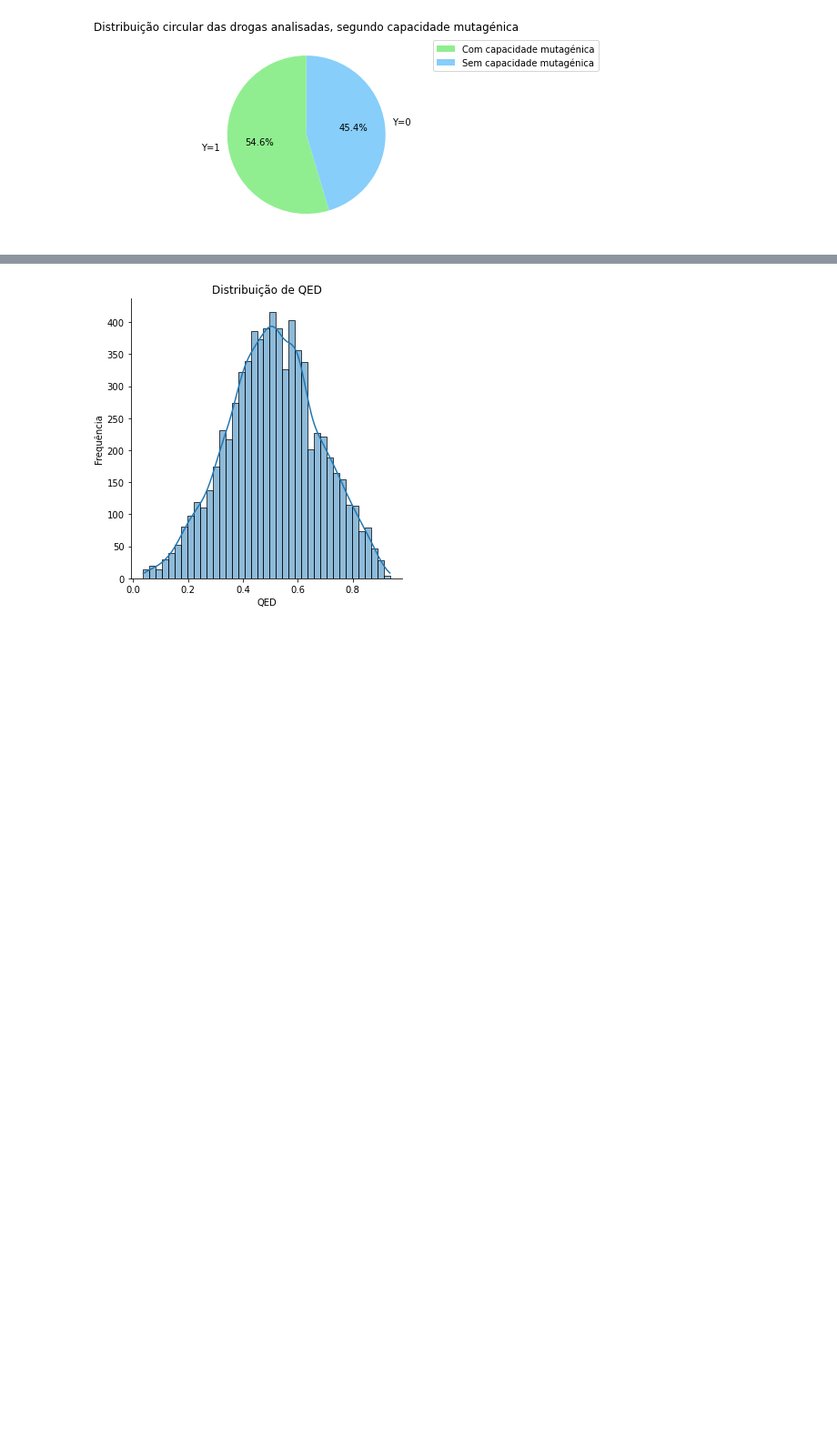
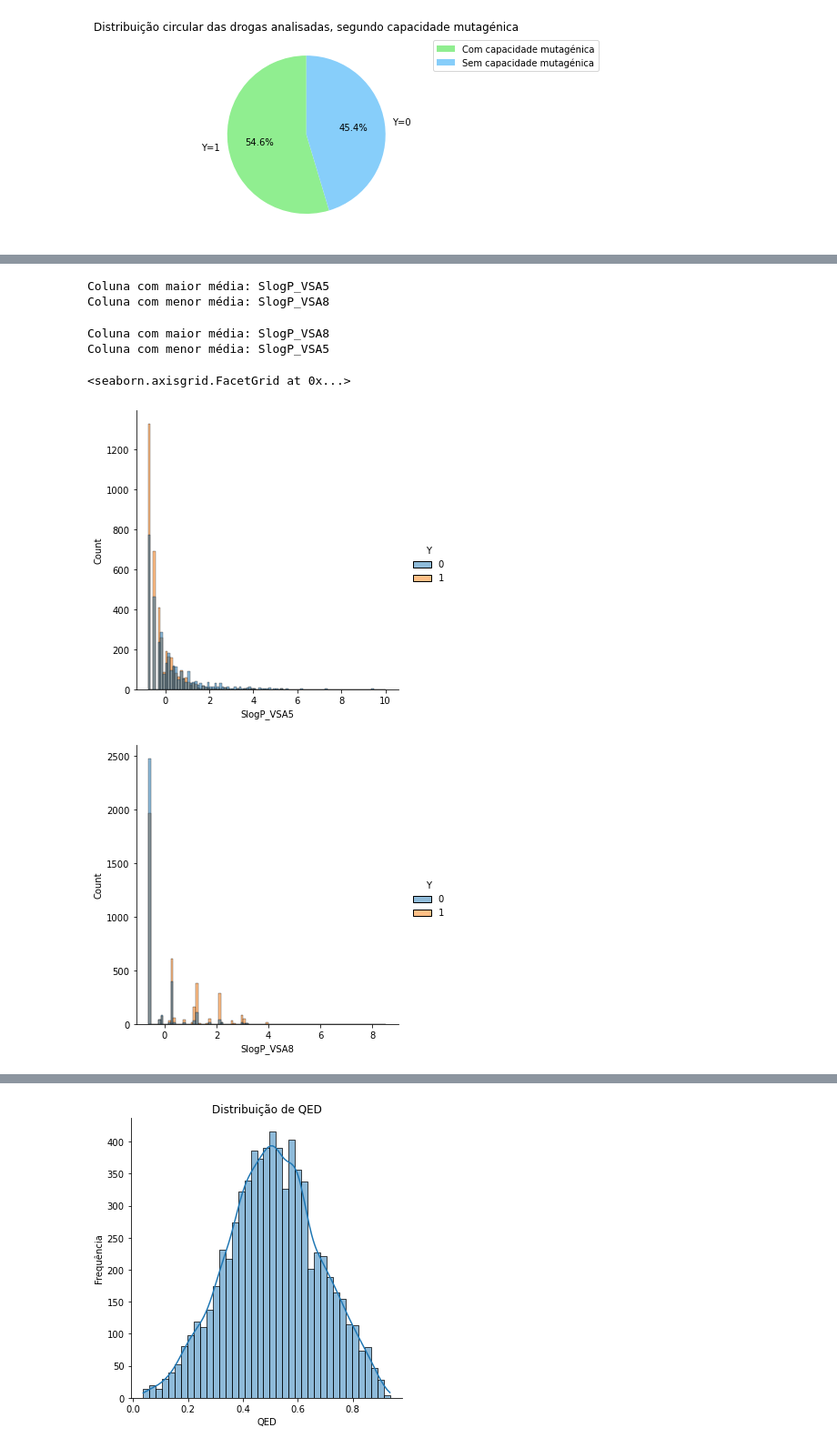
Before and after one commit to esperancaa/Extracao_de_Dados, a Jupyter notebook: Trabalho_Pyhton/Trabalho.ipynb, the cells around one changed output, grey strips where cells are left out. Shown: that part at 91% size. Cells and saved outputs as stored; diff of their text form; code cells hidden in the pictures; blank space fills up the shorter version.

```diff
--- a/Trabalho_Pyhton/Trabalho.ipynb
+++ b/Trabalho_Pyhton/Trabalho.ipynb
@@ -288,0 +462,40 @@ Agora secalhar fazia uma introdução ao que significa as fr_ de modo geral sem
+# %%
+# Filtrar linhas com Y=0 e selecionar colunas que começam com "SlogP"
+df_filtered = df_global.loc[df_global['Y'] == 0].filter(regex='^SlogP')
+
+# Calcular a média das colunas e obter o nome da coluna com maior e menor média
+col_max = df_filtered.mean().idxmax()
+col_min = df_filtered.mean().idxmin()
+
+print(f"Coluna com maior média: {col_max}")
+print(f"Coluna com menor média: {col_min}")
+# %% [output]
+Coluna com maior média: SlogP_VSA5
+Coluna com menor média: SlogP_VSA8
+# %%
+# Filtrar linhas com Y=1 e selecionar colunas que começam com "SlogP"
+df_filtered = df_global.loc[df_global['Y'] == 1].filter(regex='^SlogP')
+
+# Calcular a média das colunas e obter o nome da coluna com maior e menor média
+col_max = df_filtered.mean().idxmax()
+col_min = df_filtered.mean().idxmin()
+
+print(f"Coluna com maior média: {col_max}")
+print(f"Coluna com menor média: {col_min}")
+# %% [output]
+Coluna com maior média: SlogP_VSA8
+Coluna com menor média: SlogP_VSA5
+# %%
+# Filtrar os dados por y=1 e y=0
+df_y1 = df_global[df_global['Y']==1]
+df_y0 = df_global[df_global['Y']==0]
+
+# Criar o displot para fr_C002 em relação a Y
+sns.displot(data=df_global, x='SlogP_VSA5', hue='Y', kde=False)
+
+# Criar o displot para fr_benzene em relação a Y
+sns.displot(data=df_global, x='SlogP_VSA8', hue='Y', kde=False)
+# %% [output]
+<seaborn.axisgrid.FacetGrid at 0x...>
+[figure, added]
+[figure, added]
```
Also changed, not shown: parts of 58 cells of this notebook.
